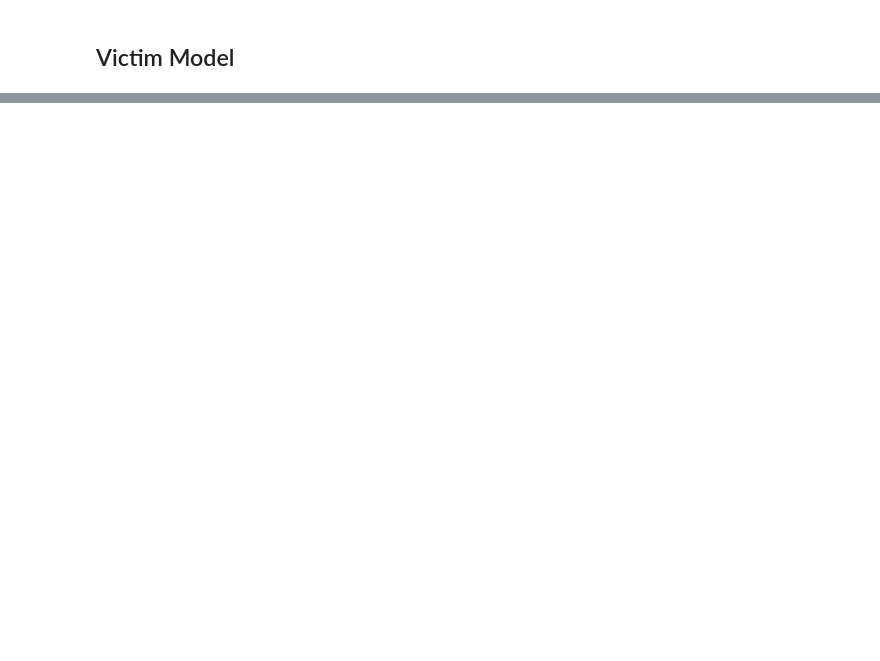
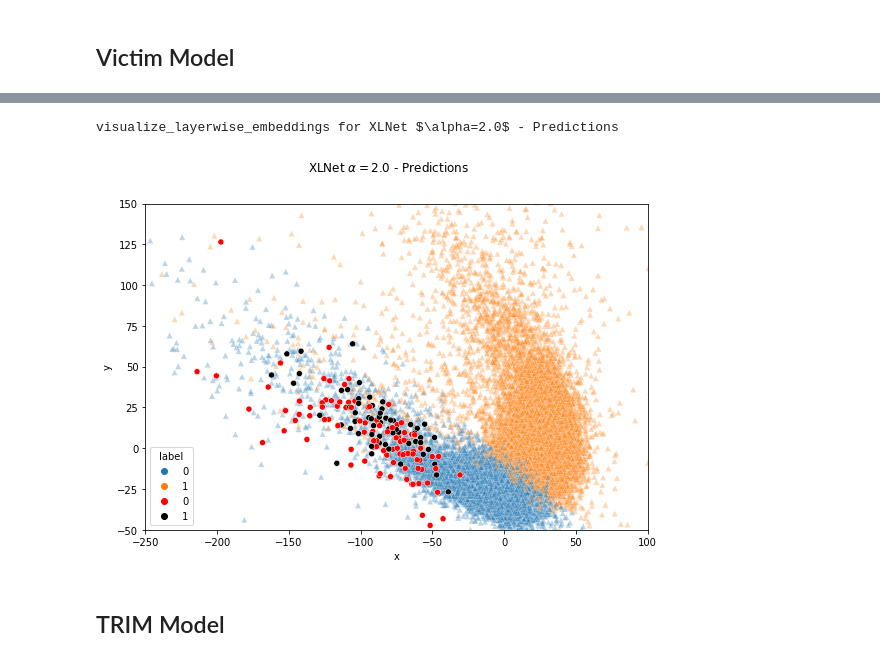
Before and after one commit to K-Frash/NLP-Sub-Domain-Data-Poisoning, a Jupyter notebook: notebooks_xlnet/load_xlnet_visualize.ipynb, the cells around one changed output, grey strips where cells are left out. Cells and saved outputs as stored; diff of their text form; code cells hidden in the pictures; blank space fills up the shorter version.

```diff
--- a/notebooks_xlnet/load_xlnet_visualize.ipynb
+++ b/notebooks_xlnet/load_xlnet_visualize.ipynb
@@ -320,0 +399,10 @@ mem_report()
+# %%
+visualize_layerwise_embeddings(a_hidden_states, a_masks, a_predictions, tst_inds,
+                               r"XLNet $\alpha=2.0$ - Predictions", "xlnet_model_2.0_pred",
+                               xlim=[-250, 100], ylim=[-50, 150],
+                               t_palette=["red", "black"])
+# %% [output]
+visualize_layerwise_embeddings for XLNet $\alpha=2.0$ - Predictions
+[figure, added]
+# %% [markdown]
+## TRIM Model
```
Also changed, not shown: parts of 25 cells of this notebook.
